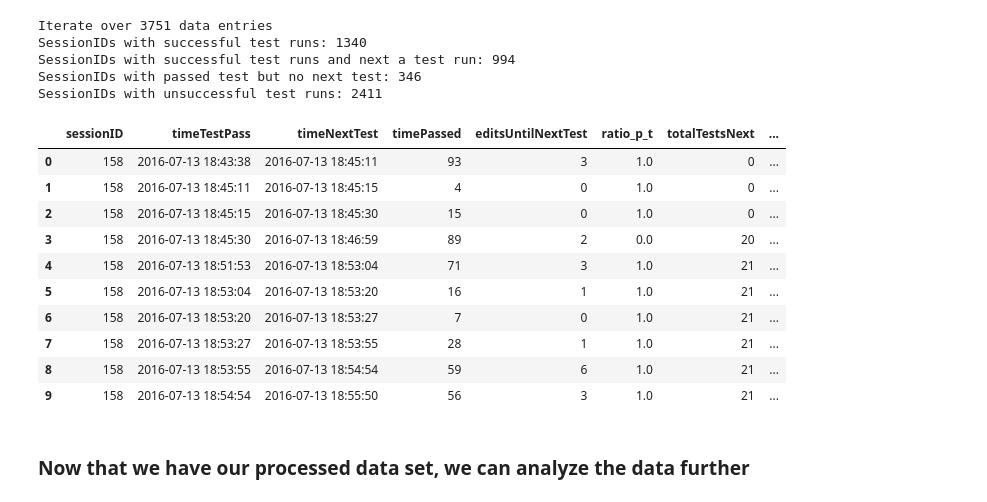
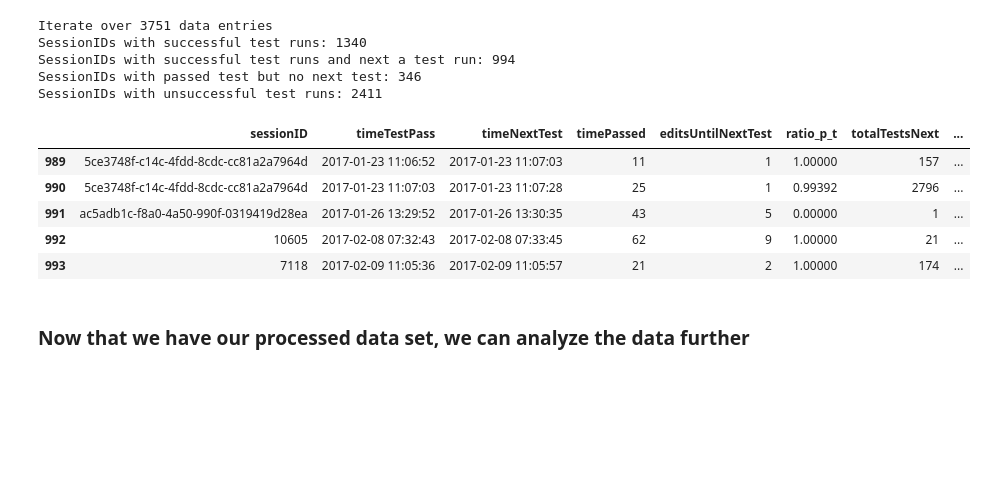
Before and after one commit to sesi200/bigdataanalytics-project, a Jupyter notebook: analysis/Report.ipynb, the cells around one changed output. Drawn from its saved outputs; the diff is of its cells as text; code cells hidden in the pictures; blank space fills up the shorter version.

```diff
--- a/analysis/Report.ipynb
+++ b/analysis/Report.ipynb
@@ -566,19 +563,14 @@ SessionIDs with passed test but no next test: 346
 SessionIDs with unsuccessful test runs: 2411
 # %%
 df_edits_tests = create_df(edits_tests)
-df_edits_tests.head(10)
+df_edits_tests.tail()
 # %% [output]
 |  | sessionID | timeTestPass | timeNextTest | timePassed | editsUntilNextTest | ratio_p_t | totalTestsNext | ... |
-| 0 | 158 | 2016-07-13 18:43:38 | 2016-07-13 18:45:11 | 93 | 3 | 1.0 | 0 | ... |
-| 1 | 158 | 2016-07-13 18:45:11 | 2016-07-13 18:45:15 | 4 | 0 | 1.0 | 0 | ... |
-| 2 | 158 | 2016-07-13 18:45:15 | 2016-07-13 18:45:30 | 15 | 0 | 1.0 | 0 | ... |
-| 3 | 158 | 2016-07-13 18:45:30 | 2016-07-13 18:46:59 | 89 | 2 | 0.0 | 20 | ... |
-| 4 | 158 | 2016-07-13 18:51:53 | 2016-07-13 18:53:04 | 71 | 3 | 1.0 | 21 | ... |
-| 5 | 158 | 2016-07-13 18:53:04 | 2016-07-13 18:53:20 | 16 | 1 | 1.0 | 21 | ... |
-| 6 | 158 | 2016-07-13 18:53:20 | 2016-07-13 18:53:27 | 7 | 0 | 1.0 | 21 | ... |
-| 7 | 158 | 2016-07-13 18:53:27 | 2016-07-13 18:53:55 | 28 | 1 | 1.0 | 21 | ... |
-| 8 | 158 | 2016-07-13 18:53:55 | 2016-07-13 18:54:54 | 59 | 6 | 1.0 | 21 | ... |
-| 9 | 158 | 2016-07-13 18:54:54 | 2016-07-13 18:55:50 | 56 | 3 | 1.0 | 21 | ... |
+| 989 | 5ce3748f-c14c-4fdd-8cdc-cc81a2a7964d | 2017-01-23 11:06:52 | 2017-01-23 11:07:03 | 11 | 1 | 1.00000 | 157 | ... |
+| 990 | 5ce3748f-c14c-4fdd-8cdc-cc81a2a7964d | 2017-01-23 11:07:03 | 2017-01-23 11:07:28 | 25 | 1 | 0.99392 | 2796 | ... |
+| 991 | ac5adb1c-f8a0-4a50-990f-0319419d28ea | 2017-01-26 13:29:52 | 2017-01-26 13:30:35 | 43 | 5 | 0.00000 | 1 | ... |
+| 992 | 10605 | 2017-02-08 07:32:43 | 2017-02-08 07:33:45 | 62 | 9 | 1.00000 | 21 | ... |
+| 993 | 7118 | 2017-02-09 11:05:36 | 2017-02-09 11:05:57 | 21 | 2 | 1.00000 | 174 | ... |
 # %% [markdown]
 ### Now that we have our processed data set, we can analyze the data further
 # %% [markdown]
```
Also changed, not shown: parts of 35 cells of this notebook.
